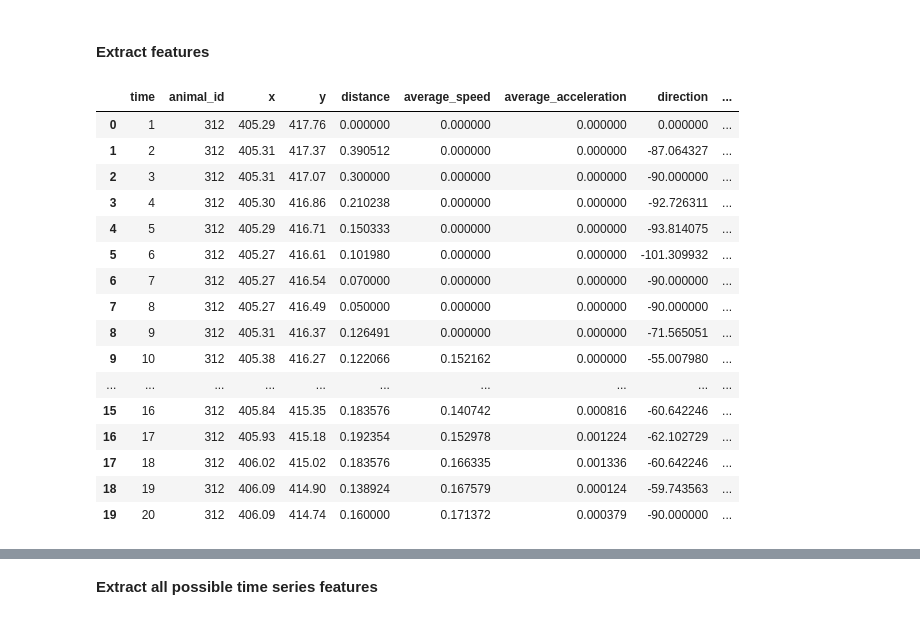
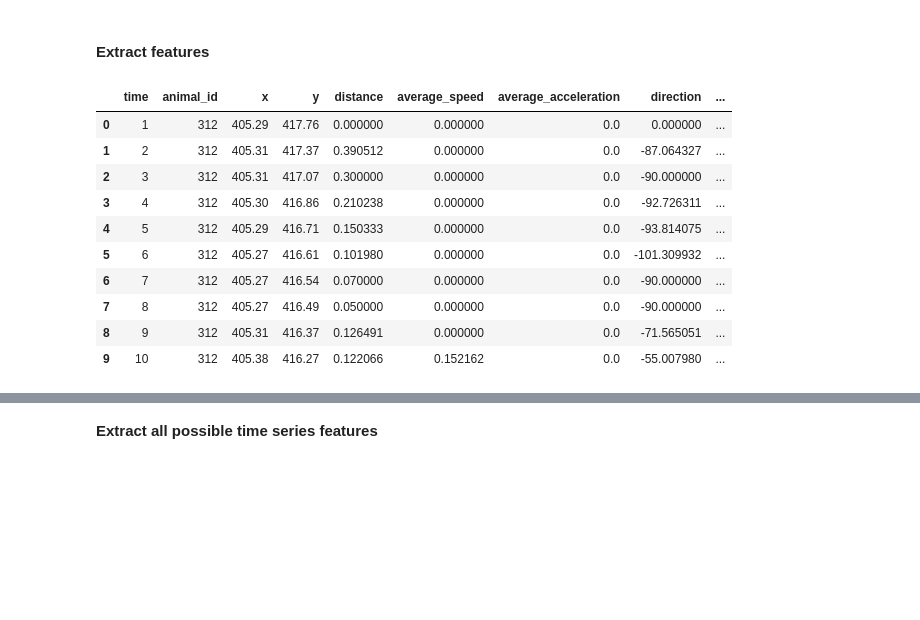
Before and after one commit to dbvis-ukon/movekit, a Jupyter notebook: examples/demo.ipynb, the cells around one changed output, grey strips where cells are left out. Saved outputs shown, nothing was run; the diff lists cells and outputs as text; code cells hidden in the pictures; blank space fills up the shorter version.

```diff
--- a/examples/demo.ipynb
+++ b/examples/demo.ipynb
@@ -36,25 +36,19 @@ dtype: int64
 #### Extract features
 # %%
 data_features = mkit.extract_features(preprocessed_data, fps = 10)
-data_features.head(20)
+data_features.head(10)
 # %% [output]
 |  | time | animal_id | x | y | distance | average_speed | average_acceleration | direction | ... |
-| 0 | 1 | 312 | 405.29 | 417.76 | 0.000000 | 0.000000 | 0.000000 | 0.000000 | ... |
-| 1 | 2 | 312 | 405.31 | 417.37 | 0.390512 | 0.000000 | 0.000000 | -87.064327 | ... |
-| 2 | 3 | 312 | 405.31 | 417.07 | 0.300000 | 0.000000 | 0.000000 | -90.000000 | ... |
-| 3 | 4 | 312 | 405.30 | 416.86 | 0.210238 | 0.000000 | 0.000000 | -92.726311 | ... |
-| 4 | 5 | 312 | 405.29 | 416.71 | 0.150333 | 0.000000 | 0.000000 | -93.814075 | ... |
-| 5 | 6 | 312 | 405.27 | 416.61 | 0.101980 | 0.000000 | 0.000000 | -101.309932 | ... |
-| 6 | 7 | 312 | 405.27 | 416.54 | 0.070000 | 0.000000 | 0.000000 | -90.000000 | ... |
-| 7 | 8 | 312 | 405.27 | 416.49 | 0.050000 | 0.000000 | 0.000000 | -90.000000 | ... |
-| 8 | 9 | 312 | 405.31 | 416.37 | 0.126491 | 0.000000 | 0.000000 | -71.565051 | ... |
-| 9 | 10 | 312 | 405.38 | 416.27 | 0.122066 | 0.152162 | 0.000000 | -55.007980 | ... |
-| ... | ... | ... | ... | ... | ... | ... | ... | ... | ... |
-| 15 | 16 | 312 | 405.84 | 415.35 | 0.183576 | 0.140742 | 0.000816 | -60.642246 | ... |
-| 16 | 17 | 312 | 405.93 | 415.18 | 0.192354 | 0.152978 | 0.001224 | -62.102729 | ... |
-| 17 | 18 | 312 | 406.02 | 415.02 | 0.183576 | 0.166335 | 0.001336 | -60.642246 | ... |
-| 18 | 19 | 312 | 406.09 | 414.90 | 0.138924 | 0.167579 | 0.000124 | -59.743563 | ... |
-| 19 | 20 | 312 | 406.09 | 414.74 | 0.160000 | 0.171372 | 0.000379 | -90.000000 | ... |
+| 0 | 1 | 312 | 405.29 | 417.76 | 0.000000 | 0.000000 | 0.0 | 0.000000 | ... |
+| 1 | 2 | 312 | 405.31 | 417.37 | 0.390512 | 0.000000 | 0.0 | -87.064327 | ... |
+| 2 | 3 | 312 | 405.31 | 417.07 | 0.300000 | 0.000000 | 0.0 | -90.000000 | ... |
+| 3 | 4 | 312 | 405.30 | 416.86 | 0.210238 | 0.000000 | 0.0 | -92.726311 | ... |
+| 4 | 5 | 312 | 405.29 | 416.71 | 0.150333 | 0.000000 | 0.0 | -93.814075 | ... |
+| 5 | 6 | 312 | 405.27 | 416.61 | 0.101980 | 0.000000 | 0.0 | -101.309932 | ... |
+| 6 | 7 | 312 | 405.27 | 416.54 | 0.070000 | 0.000000 | 0.0 | -90.000000 | ... |
+| 7 | 8 | 312 | 405.27 | 416.49 | 0.050000 | 0.000000 | 0.0 | -90.000000 | ... |
+| 8 | 9 | 312 | 405.31 | 416.37 | 0.126491 | 0.000000 | 0.0 | -71.565051 | ... |
+| 9 | 10 | 312 | 405.38 | 416.27 | 0.122066 | 0.152162 | 0.0 | -55.007980 | ... |
 # %% [markdown]
 #### Time series analysis
 
```
Also changed, not shown: parts of 5 cells of this notebook, 1 other file.
